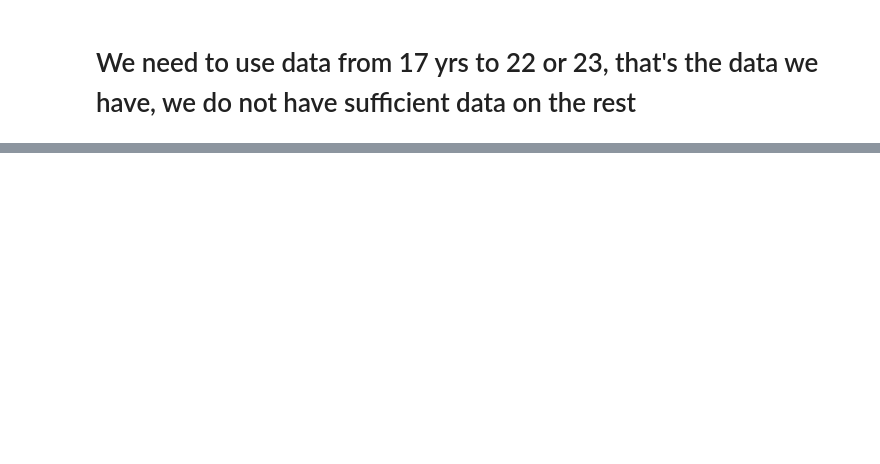
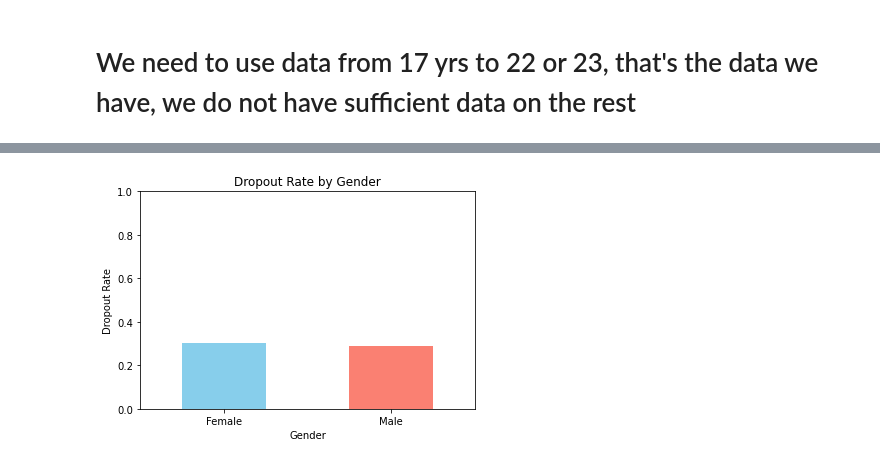
Before and after one commit to geoffreykemboi/Student_dropout_prediction_project, a Jupyter notebook: index.ipynb, the cells around one changed output, grey strips where cells are left out. Saved outputs shown, nothing was run; the diff lists cells and outputs as text; code cells hidden in the pictures; blank space fills up the shorter version.

```diff
--- a/index.ipynb
+++ b/index.ipynb
@@ -311,3 +510,17 @@ plt.show()
+# %%
+# Calculate dropout rate per gender
+dropout_rate = School_df.groupby('Gender')['Drop_out'].mean()
+
+# Plot
+dropout_rate.plot(kind='bar', color=['skyblue', 'salmon'])
+plt.title('Dropout Rate by Gender')
+plt.xlabel('Gender')
+plt.ylabel('Dropout Rate')
+plt.xticks(rotation=0)
+plt.ylim(0, 1)
+plt.show()
+# %% [output]
+[figure, added]
 # %%
 plt.figure(figsize=(10, 6))
 box = sns.boxplot(x='Sponsored', y='TotalLoanAllocated', data=School_df, palette='Set3')
```
Also changed, not shown: parts of 41 cells of this notebook.
